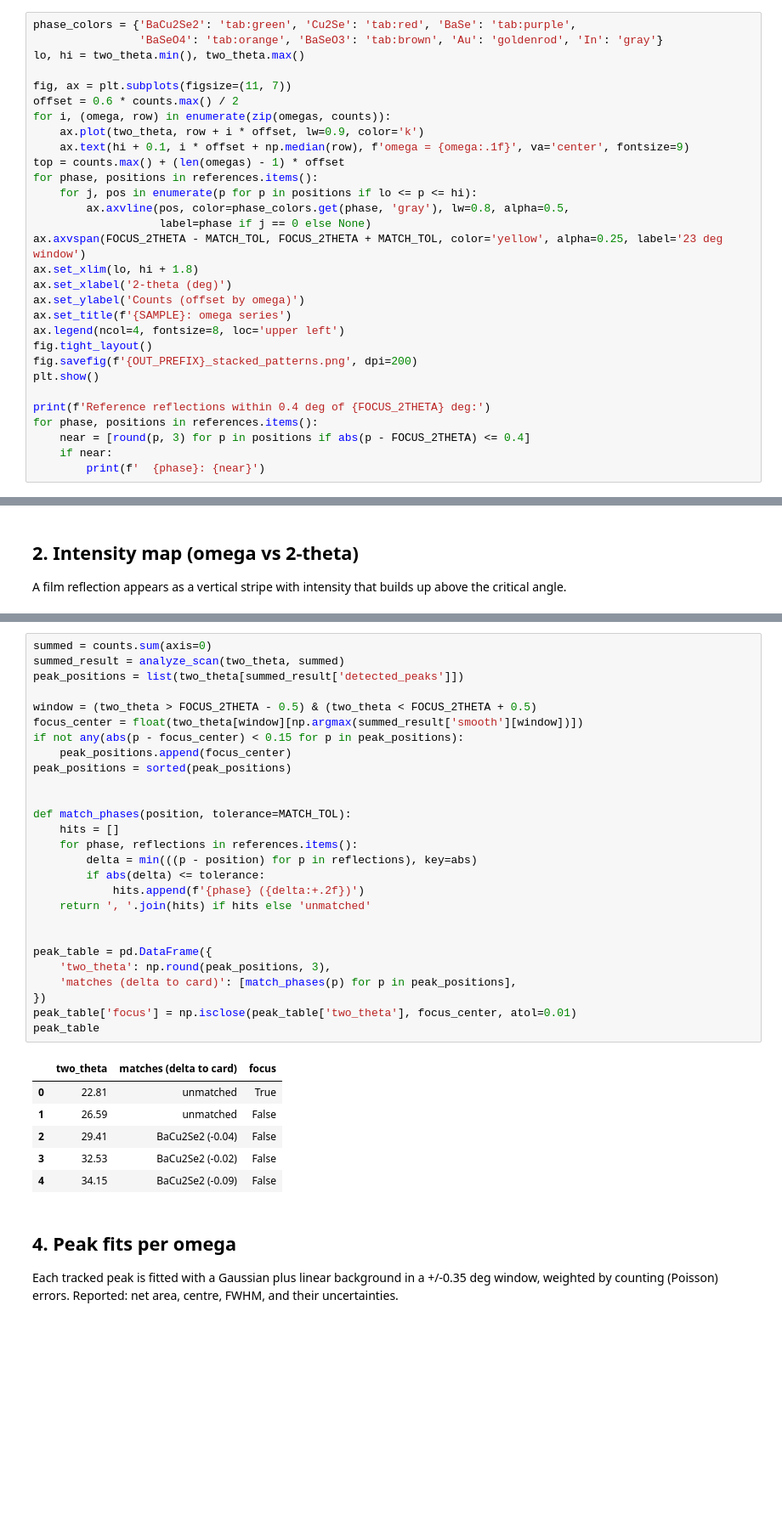
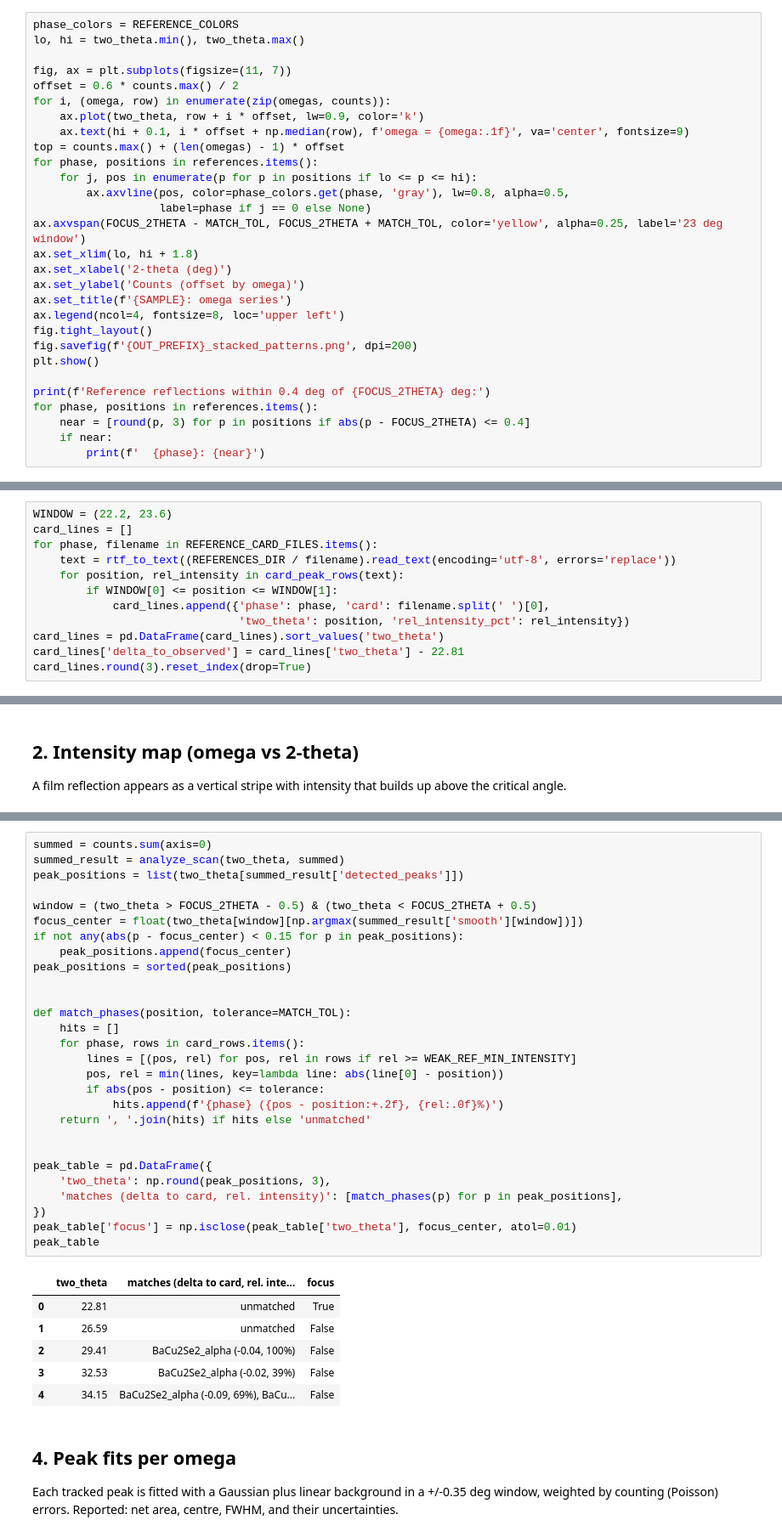
Before and after one commit to GarzonDiegoFEUP/xrd-bo-optimization-tf, a Jupyter notebook: notebooks/2.1.xrd_260901B2_omega.ipynb, the cells around one changed output, grey strips where cells are left out. Shown at 85% size. Saved outputs shown, nothing was run; the diff lists cells and outputs as text; blank space fills up the shorter version.

```diff
--- a/notebooks/2.1.xrd_260901B2_omega.ipynb
+++ b/notebooks/2.1.xrd_260901B2_omega.ipynb
@@ -75,6 +97,5 @@ Vertical marks are ICDD reflections (>= 10 % intensity) of each phase. Look at w
 # %%
-phase_colors = {'BaCu2Se2': 'tab:green', 'Cu2Se': 'tab:red', 'BaSe': 'tab:purple',
-                'BaSeO4': 'tab:orange', 'BaSeO3': 'tab:brown', 'Au': 'goldenrod', 'In': 'gray'}
+phase_colors = REFERENCE_COLORS
 lo, hi = two_theta.min(), two_theta.max()
 
 fig, ax = plt.subplots(figsize=(11, 7))
@@ -108,0 +136,12 @@ Reference reflections within 0.4 deg of 23.0 deg:
+# %%
+WINDOW = (22.2, 23.6)
+card_lines = []
+for phase, filename in REFERENCE_CARD_FILES.items():
+    text = rtf_to_text((REFERENCES_DIR / filename).read_text(encoding='utf-8', errors='replace'))
+    for position, rel_intensity in card_peak_rows(text):
+        if WINDOW[0] <= position <= WINDOW[1]:
+            card_lines.append({'phase': phase, 'card': filename.split(' ')[0],
+                               'two_theta': position, 'rel_intensity_pct': rel_intensity})
+card_lines = pd.DataFrame(card_lines).sort_values('two_theta')
+card_lines['delta_to_observed'] = card_lines['two_theta'] - 22.81
+card_lines.round(3).reset_index(drop=True)
@@ -130,37 +175,38 @@ Peaks are detected on the sum of all omegas (best signal) with the project's sta
 # %%
 summed = counts.sum(axis=0)
 summed_result = analyze_scan(two_theta, summed)
 peak_positions = list(two_theta[summed_result['detected_peaks']])
 
 window = (two_theta > FOCUS_2THETA - 0.5) & (two_theta < FOCUS_2THETA + 0.5)
 focus_center = float(two_theta[window][np.argmax(summed_result['smooth'][window])])
 if not any(abs(p - focus_center) < 0.15 for p in peak_positions):
     peak_positions.append(focus_center)
 peak_positions = sorted(peak_positions)
 
 
 def match_phases(position, tolerance=MATCH_TOL):
     hits = []
-    for phase, reflections in references.items():
-        delta = min(((p - position) for p in reflections), key=abs)
-        if abs(delta) <= tolerance:
-            hits.append(f'{phase} ({delta:+.2f})')
+    for phase, rows in card_rows.items():
+        lines = [(pos, rel) for pos, rel in rows if rel >= WEAK_REF_MIN_INTENSITY]
+        pos, rel = min(lines, key=lambda line: abs(line[0] - position))
+        if abs(pos - position) <= tolerance:
+            hits.append(f'{phase} ({pos - position:+.2f}, {rel:.0f}%)')
     return ', '.join(hits) if hits else 'unmatched'
 
 
 peak_table = pd.DataFrame({
     'two_theta': np.round(peak_positions, 3),
-    'matches (delta to card)': [match_phases(p) for p in peak_positions],
+    'matches (delta to card, rel. intensity)': [match_phases(p) for p in peak_positions],
 })
 peak_table['focus'] = np.isclose(peak_table['two_theta'], focus_center, atol=0.01)
 peak_table
 # %% [output]
-|  | two_theta | matches (delta to card) | focus |
+|  | two_theta | matches (delta to card, rel. inte... | focus |
 | 0 | 22.81 | unmatched | True |
 | 1 | 26.59 | unmatched | False |
-| 2 | 29.41 | BaCu2Se2 (-0.04) | False |
-| 3 | 32.53 | BaCu2Se2 (-0.02) | False |
-| 4 | 34.15 | BaCu2Se2 (-0.09) | False |
+| 2 | 29.41 | BaCu2Se2_alpha (-0.04, 100%) | False |
+| 3 | 32.53 | BaCu2Se2_alpha (-0.02, 39%) | False |
+| 4 | 34.15 | BaCu2Se2_alpha (-0.09, 69%), BaCu... | False |
 # %% [markdown]
 ## 4. Peak fits per omega
 
```
Also changed, not shown: parts of 24 cells of this notebook, 58 other files.
